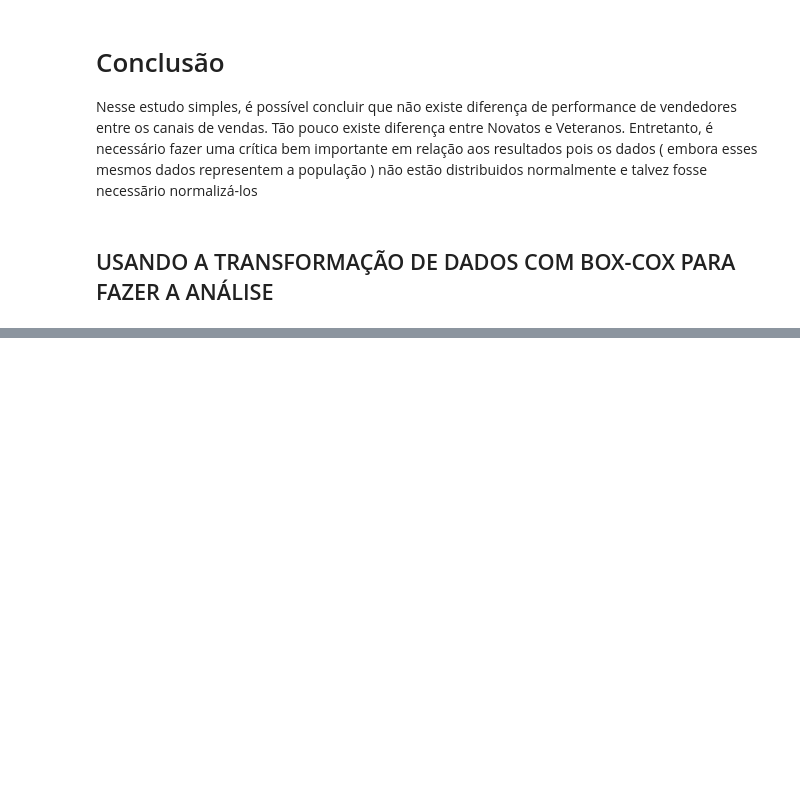
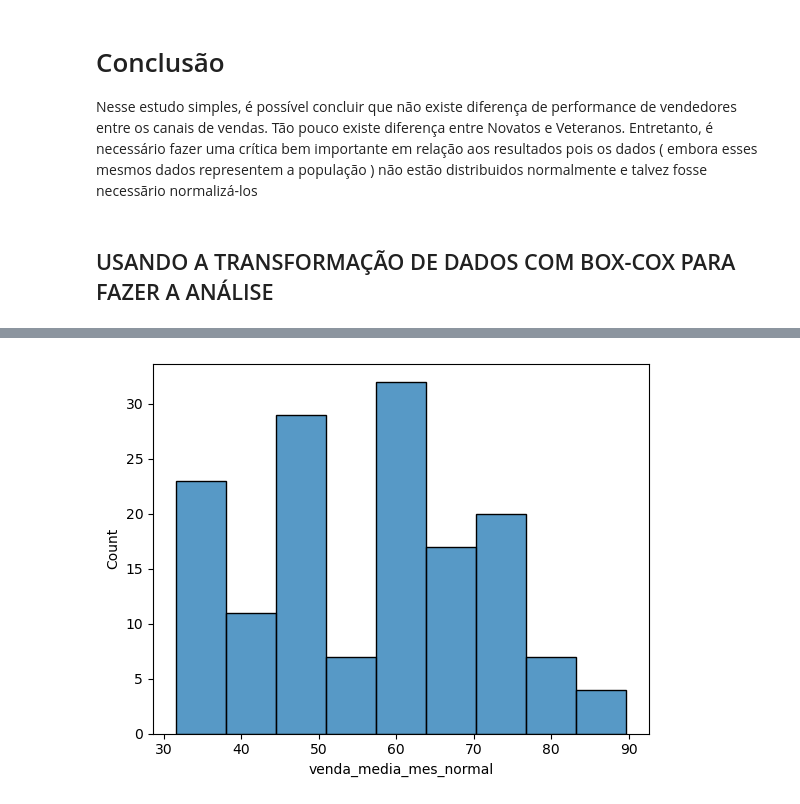
Before and after one commit to marcosferreira220863/teste_anova, a Jupyter notebook: vendas_senioridade.ipynb, the cells around one changed output, grey strips where cells are left out. Saved outputs shown, nothing was run; the diff lists cells and outputs as text; code cells hidden in the pictures; blank space fills up the shorter version.

```diff
--- a/vendas_senioridade.ipynb
+++ b/vendas_senioridade.ipynb
@@ -102,0 +161,3 @@ Nesse estudo simples, é possível concluir que não existe diferença de perfor
+# %%
+df2['venda_media_mes_normal'] = fitted_data
+df2
@@ -102,0 +178,5 @@ Nesse estudo simples, é possível concluir que não existe diferença de perfor
+# %%
+ax = sns.histplot(data=df2,x='venda_media_mes_normal')
+plt.show()
+# %% [output]
+[figure, added]
```
Also changed, not shown: parts of 12 cells of this notebook, 10 other files.
